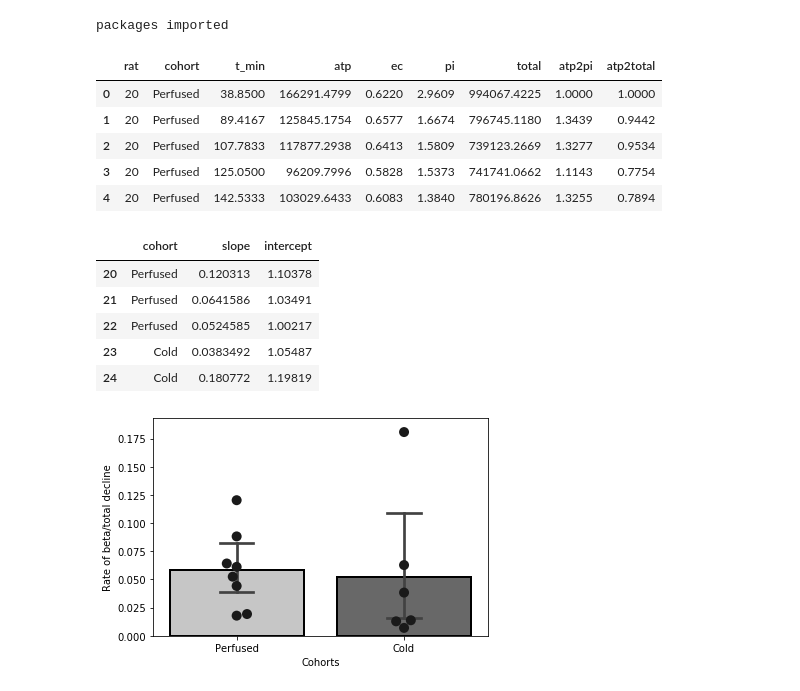
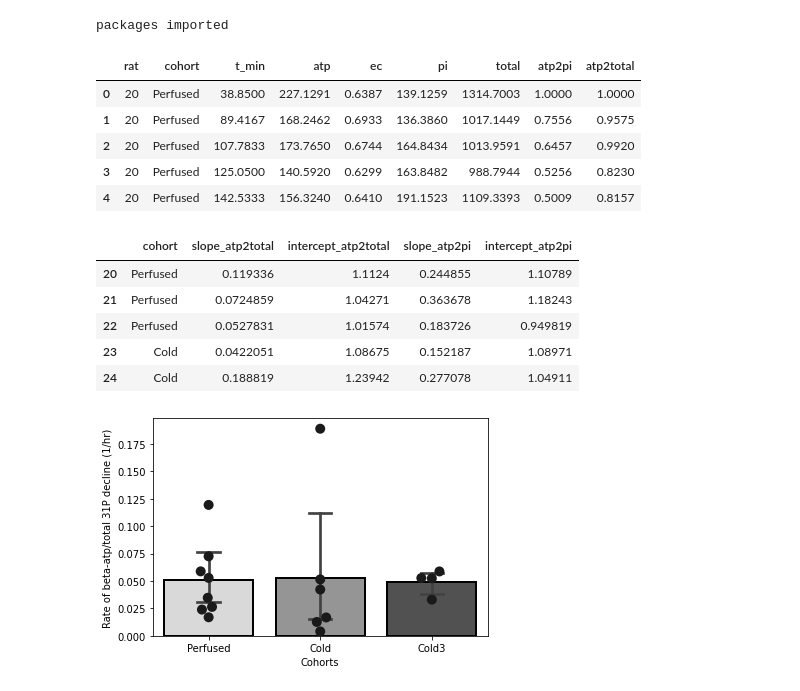
Before and after one commit to mehipour/p31_data_processing, a Jupyter notebook: nmr_summary_p31.ipynb, the cells around one changed output. Drawn from its saved outputs; the diff is of its cells as text; code cells hidden in the pictures.

Commit message:
analyzed new data

```diff
--- a/nmr_summary_p31.ipynb
+++ b/nmr_summary_p31.ipynb
@@ -12,7 +12,7 @@ packages imported
 # %%
 # read file
 path = '/Users/mehipour/Desktop/data/'
-file_path = path + 'R_lung_data_28-Aug-2020.csv'
+file_path = path + 'R_lung_data_16-Sep-2020.csv'
 df = pd.read_csv(file_path)
 
 # remove space from column names and values
@@ -23,48 +23,66 @@ df['cohort'] = df['cohort'].str.lstrip()
 df.head()
 # %% [output]
 |  | rat | cohort | t_min | atp | ec | pi | total | atp2pi | atp2total |
-| 0 | 20 | Perfused | 38.8500 | 166291.4799 | 0.6220 | 2.9609 | 994067.4225 | 1.0000 | 1.0000 |
-| 1 | 20 | Perfused | 89.4167 | 125845.1754 | 0.6577 | 1.6674 | 796745.1180 | 1.3439 | 0.9442 |
-| 2 | 20 | Perfused | 107.7833 | 117877.2938 | 0.6413 | 1.5809 | 739123.2669 | 1.3277 | 0.9534 |
-| 3 | 20 | Perfused | 125.0500 | 96209.7996 | 0.5828 | 1.5373 | 741741.0662 | 1.1143 | 0.7754 |
-| 4 | 20 | Perfused | 142.5333 | 103029.6433 | 0.6083 | 1.3840 | 780196.8626 | 1.3255 | 0.7894 |
+| 0 | 20 | Perfused | 38.8500 | 227.1291 | 0.6387 | 139.1259 | 1314.7003 | 1.0000 | 1.0000 |
+| 1 | 20 | Perfused | 89.4167 | 168.2462 | 0.6933 | 136.3860 | 1017.1449 | 0.7556 | 0.9575 |
+| 2 | 20 | Perfused | 107.7833 | 173.7650 | 0.6744 | 164.8434 | 1013.9591 | 0.6457 | 0.9920 |
+| 3 | 20 | Perfused | 125.0500 | 140.5920 | 0.6299 | 163.8482 | 988.7944 | 0.5256 | 0.8230 |
+| 4 | 20 | Perfused | 142.5333 | 156.3240 | 0.6410 | 191.1523 | 1109.3393 | 0.5009 | 0.8157 |
 # %%
-# apply linear regression for each rat
-lm = LinearRegression()
+# apply linear regression for each rat to get atp2pi and atp2total slopes
+lm_total = LinearRegression()
+lm_pi = LinearRegression()
 
 # get weights
 rats = df['rat'].unique()
-df_summary = pd.DataFrame(columns=['cohort', 'slope', 'intercept'], index=rats)
+df_summary = pd.DataFrame(columns=['cohort', 'slope_atp2total', 'intercept_atp2total', 'slope_atp2pi', 'intercept_atp2pi'], index=rats)
 
+# linear regression
 for rat in rats:
     df_rat = df[df['rat'] == rat]
     t_hr = df_rat['t_min'].values.reshape(-1,1)/60
+    # atp2total
     y = df_rat['atp2total'].values.reshape(-1,1)
-    lm.fit(t_hr,y)
+    lm_total.fit(t_hr,y)
+    # atp2pi
+    y = df_rat['atp2pi'].values.reshape(-1,1)
+    lm_pi.fit(t_hr,y)
     cohort = df[df['rat']==rat]['cohort'].unique()[0]
-    df_summary.loc[rat] = [cohort, -lm.coef_[0][0], lm.intercept_[0]]
+    df_summary.loc[rat] = [cohort,
+                           -lm_total.coef_[0][0], lm_total.intercept_[0],
+                           -lm_pi.coef_[0][0], lm_pi.intercept_[0]]
 df_summary.head()
+
+# # linear regression for atp2pi
+# for rat in rats:
+#     df_rat = df[df['rat'] == rat]
+#     t_hr = df_rat['t_min'].values.reshape(-1,1)/60
+#     y = df_rat['atp2pi'].values.reshape(-1,1)
+#     lm.fit(t_hr,y)
+#     cohort = df[df['rat']==rat]['cohort'].unique()[0]
+#     df_summary.loc[rat] = [cohort, -lm.coef_[0][0], lm.intercept_[0]]
+# df_summary.head()
 # %% [output]
-|  | cohort | slope | intercept |
-| 20 | Perfused | 0.120313 | 1.10378 |
-| 21 | Perfused | 0.0641586 | 1.03491 |
-| 22 | Perfused | 0.0524585 | 1.00217 |
-| 23 | Cold | 0.0383492 | 1.05487 |
-| 24 | Cold | 0.180772 | 1.19819 |
+|  | cohort | slope_atp2total | intercept_atp2total | slope_atp2pi | intercept_atp2pi |
+| 20 | Perfused | 0.119336 | 1.1124 | 0.244855 | 1.10789 |
+| 21 | Perfused | 0.0724859 | 1.04271 | 0.363678 | 1.18243 |
+| 22 | Perfused | 0.0527831 | 1.01574 | 0.183726 | 0.949819 |
+| 23 | Cold | 0.0422051 | 1.08675 | 0.152187 | 1.08971 |
+| 24 | Cold | 0.188819 | 1.23942 | 0.277078 | 1.04911 |
 # %%
-# show lac2pyr barplots
-ax = sns.barplot(x='cohort', y='slope',
+# show lac2pyr barplots for atp2total
+ax = sns.barplot(x='cohort', y='slope_atp2total',
                   capsize=0.2,
                   palette='Greys',
                   edgecolor='0.0',
                   linewidth=2,
                   data=df_summary)
-ax = sns.swarmplot(x='cohort',y='slope',
+ax = sns.swarmplot(x='cohort',y='slope_atp2total',
                     color = "0.1",
                     size = 10,
                     data=df_summary)
 plt.ylabel('Rate of beta-atp/total 31P decline (1/hr)')
 plt.xlabel('Cohorts')
 plt.show()
 # %% [output]
-[figure, old version]
+[figure, new version]
```
Also changed, not shown: parts of 4 cells of this notebook, 1 other file.
